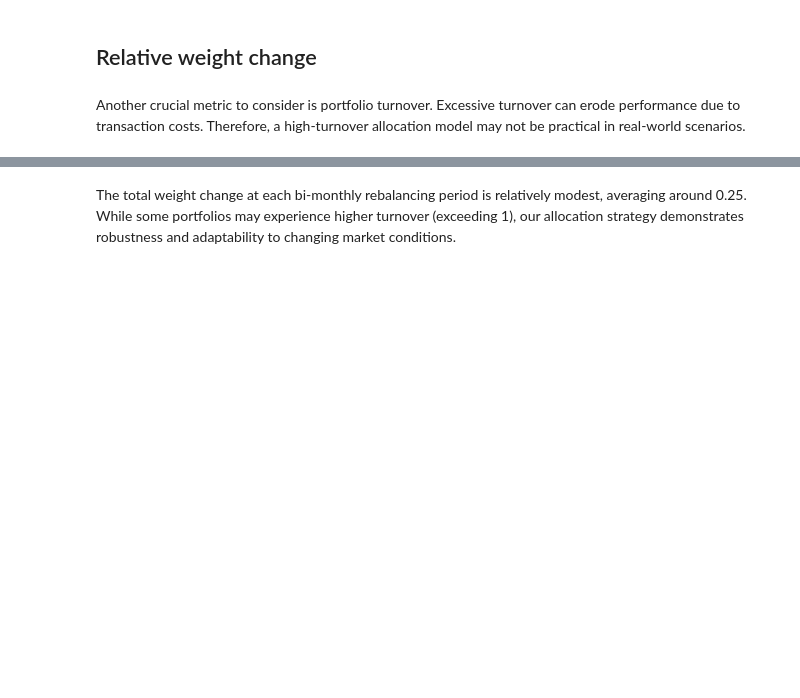
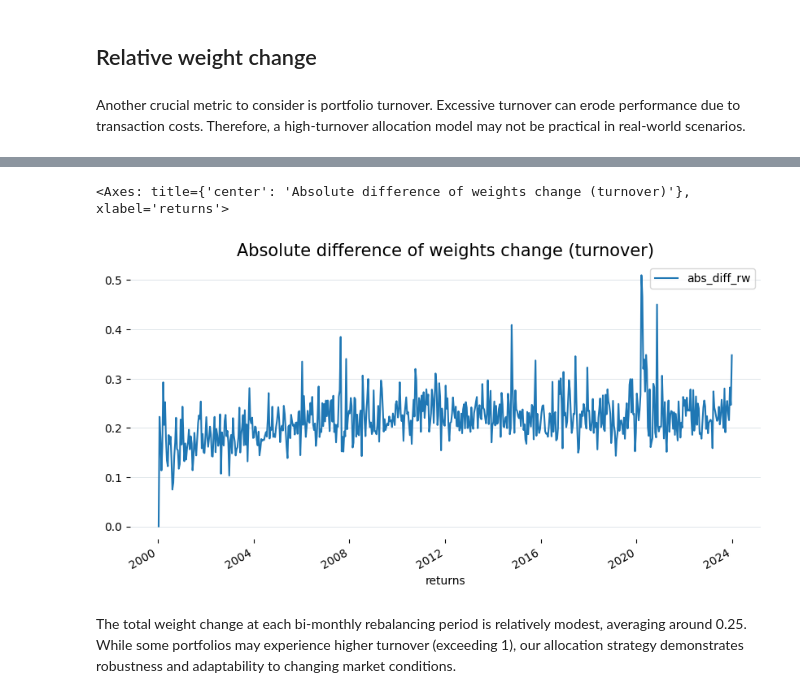
Before and after one commit to miccicheluca/factor_investing_diversification, a Jupyter notebook: notebook/portfolio_properties.ipynb, the cells around one changed output, grey strips where cells are left out. Cells and saved outputs as stored; diff of their text form; code cells hidden in the pictures; blank space fills up the shorter version.

```diff
--- a/notebook/portfolio_properties.ipynb
+++ b/notebook/portfolio_properties.ipynb
@@ -160,9 +183,12 @@ To confirm the previous paragraph, the maximum weight allocated to any global fa
 # %% [markdown]
 Another crucial metric to consider is portfolio turnover. Excessive turnover can erode performance due to transaction costs. Therefore, a high-turnover allocation model may not be practical in real-world scenarios.
 # %%
+fig, ax = plt.subplots(ncols=1, nrows=1, figsize=(10, 5))
+
 df_glob_alloc.pivot(index="date", on="name", values="rw_glob_model").with_columns(
     pl.sum_horizontal(pl.all().exclude("date").diff().abs().fill_null(0)).alias("abs_diff_rw")
-).select(["date", "abs_diff_rw"]).plot(
-    x="date", y="abs_diff_rw", title="Absolute difference of weights change (turnover)"
-)
+).select(["date", "abs_diff_rw"]).to_pandas().set_index("date").plot(ax=ax)
+ax.set_title("Absolute difference of weights change (turnover)", size=15)
+ax.set_xlabel("returns")
+set_layout(ax=ax)
 # %% [output]
@@ -170,3 +195,5 @@ df_glob_alloc.pivot(index="date", on="name", values="rw_glob_model").with_column
+<Axes: title={'center': 'Absolute difference of weights change (turnover)'}, xlabel='returns'>
+[figure, added]
 # %% [markdown]
 The total weight change at each bi-monthly rebalancing period is relatively modest, averaging around 0.25. While some portfolios may experience higher turnover (exceeding 1), our allocation strategy demonstrates robustness and adaptability to changing market conditions.
 # %%
```
Also changed, not shown: parts of 4 cells of this notebook, 1 other file.
